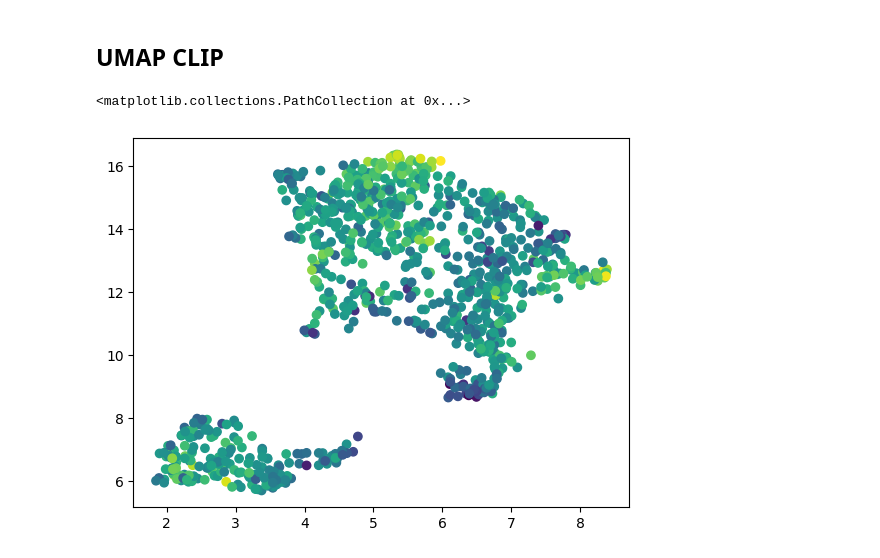
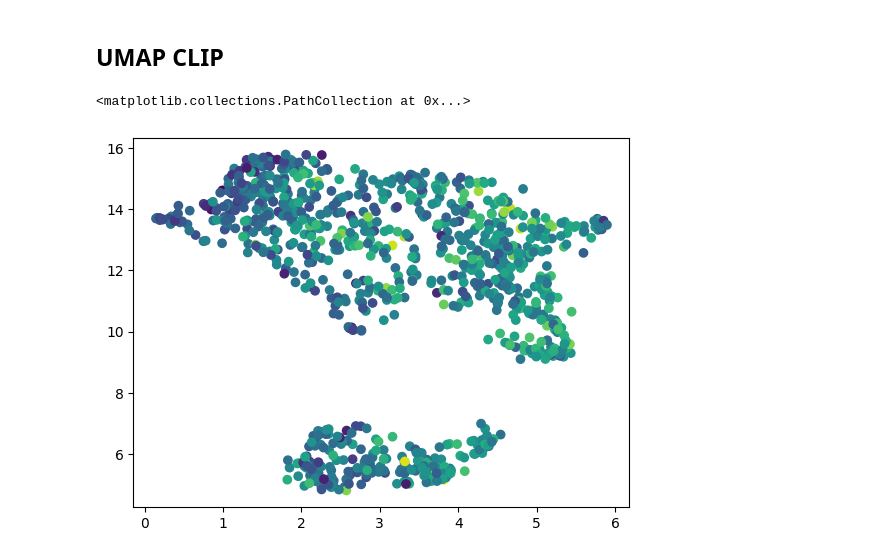
Before and after one commit to xnought/telepathy, a Jupyter notebook: example.ipynb, the cells around one changed output. Cells and saved outputs as stored; diff of their text form; code cells hidden in the pictures.

Commit message:
feat: add pandas version too

```diff
--- a/example.ipynb
+++ b/example.ipynb
@@ -42,5 +36,9 @@ out = t(text="puppy", image_encodings=enc)
-# %%
-plt.scatter(out[:, 0], out[:, 1], c=t.scores)
-# %% [output]
-<matplotlib.collections.PathCollection at 0x...>
-[figure, removed]
+# %%
+telepathy = TelepathyPandas(image_dir="./data/imagewoof/val", limit=100)
+# %%
+output = telepathy("large black dog")
+# %%
+plt.scatter(output["x"], output["y"], c=output["score"])
+# %% [output]
+<matplotlib.collections.PathCollection at 0x...>
+[figure, added]
```
Also changed, not shown: parts of 4 cells of this notebook, 1 other file.
